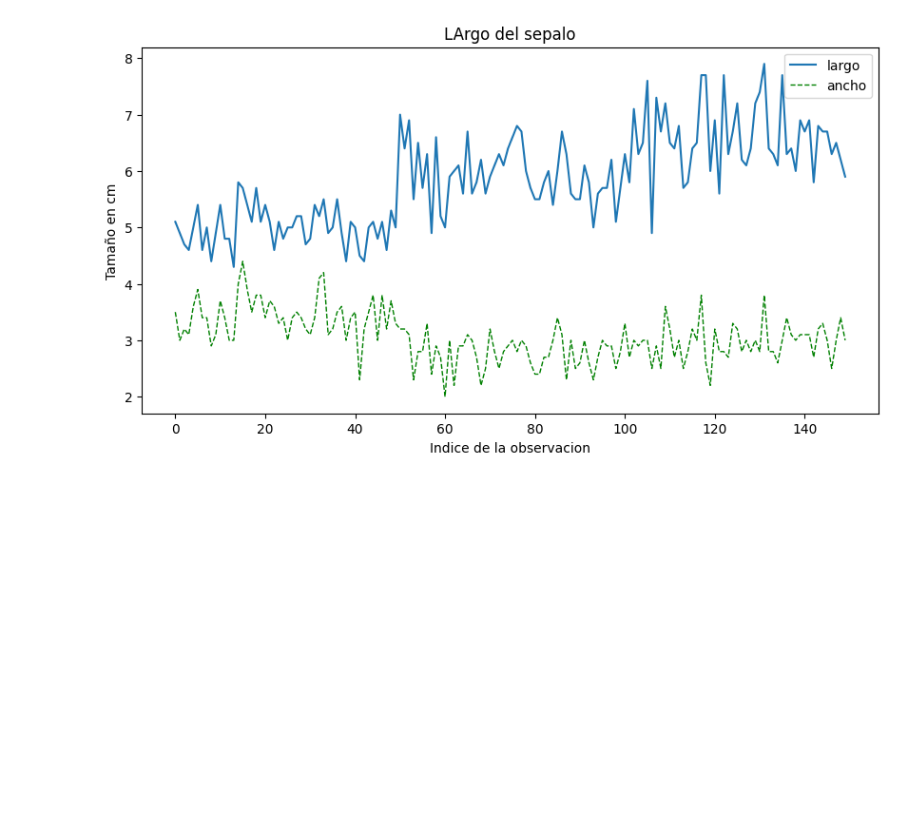
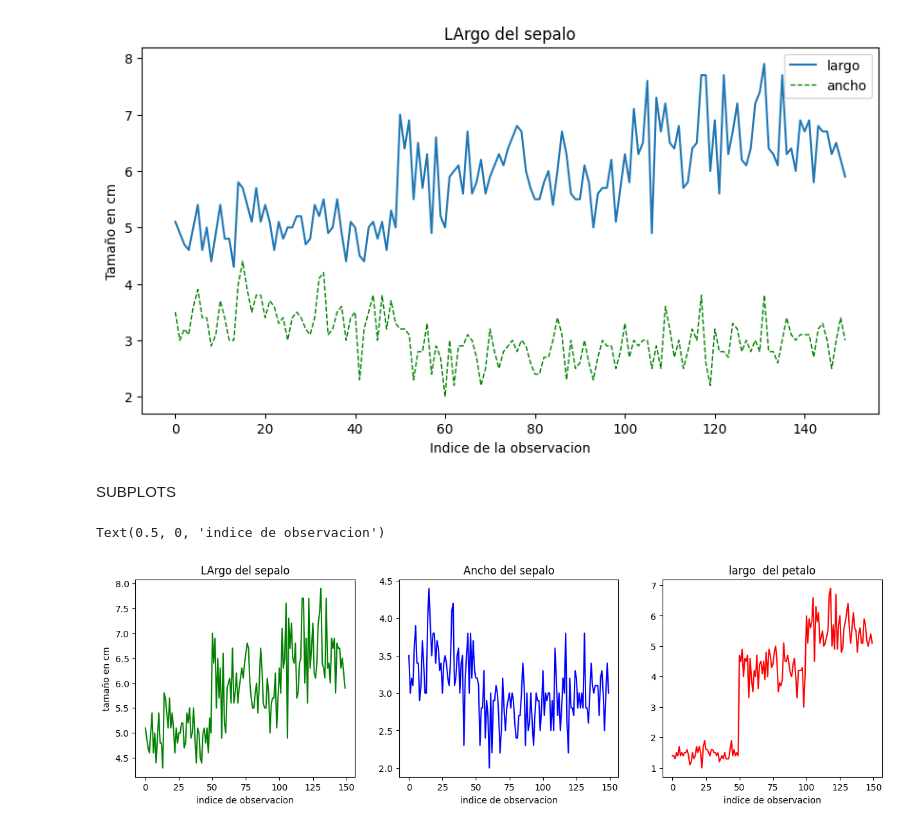
Before and after one commit to charlidev/visualizacion, a Jupyter notebook: visualizacion.ipynb, the cells around one changed output. Saved outputs shown, nothing was run; the diff lists cells and outputs as text; code cells hidden in the pictures; blank space fills up the shorter version.

```diff
--- a/visualizacion.ipynb
+++ b/visualizacion.ipynb
@@ -60,3 +60,32 @@ plt.legend(["largo", "ancho"])
 plt.show()
 # %% [output]
 [figure]
+# %% [markdown]
+SUBPLOTS
+# %%
+#haciendo que tres graficas quepan en una sola fila
+
+plt.figure(figsize=(15,4))
+
+#inicia la personalizacion de la primera grafica
+plt.subplot(1,3,1)
+plt.plot(df.index,df["sepal_length"], color="green")
+plt.title("LArgo del sepalo")
+plt.xlabel("indice de observacion", loc="center")
+plt.ylabel("tamaño en cm", loc="center")
+
+#aqui empieza la personalizacion de la segunda grafica
+plt.subplot(1,3,2)
+plt.plot(df.index,df["sepal_width"], color="blue")
+plt.title("Ancho del sepalo")
+plt.xlabel("indice de observacion", loc="center")
+
+
+#aqui empieza la personalizacion de la segunda grafica
+plt.subplot(1,3,3)
+plt.plot(df.index,df["petal_length"], color="red")
+plt.title("largo  del petalo")
+plt.xlabel("indice de observacion", loc="center")
+# %% [output]
+Text(0.5, 0, 'indice de observacion')
+[figure, added]
```
Also changed, not shown: parts of 34 cells of this notebook.
